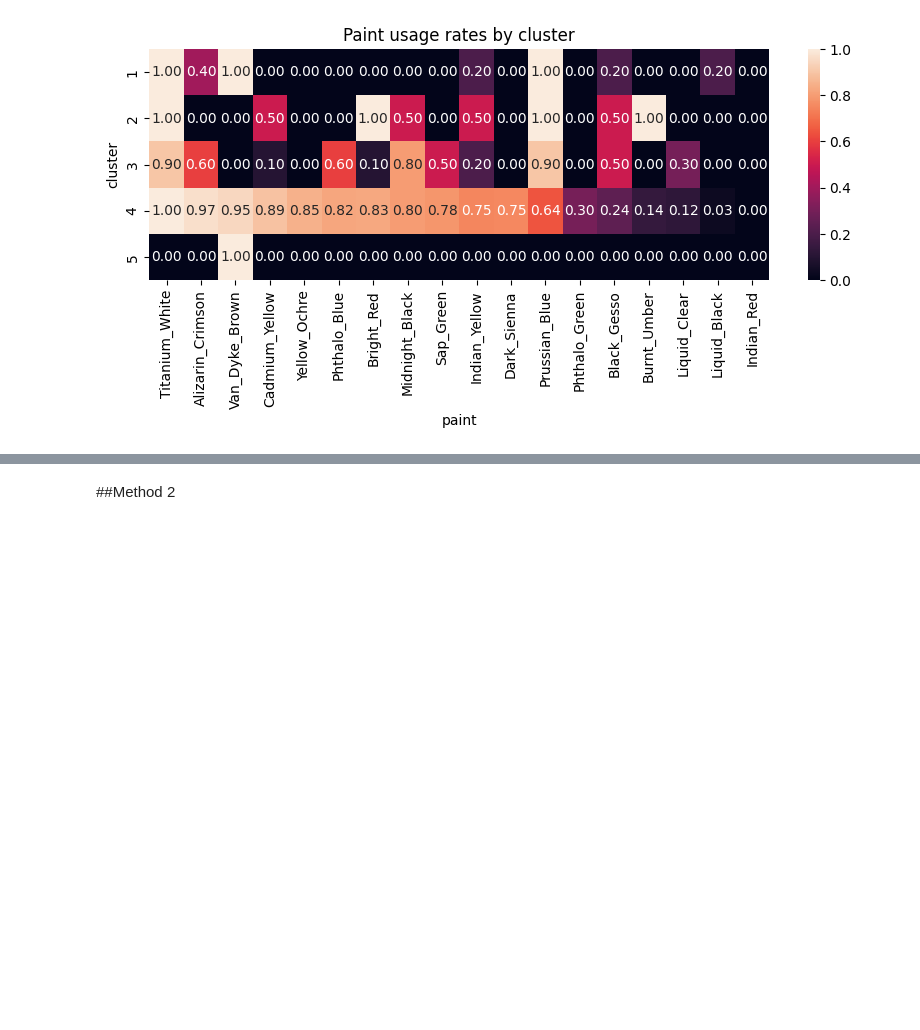
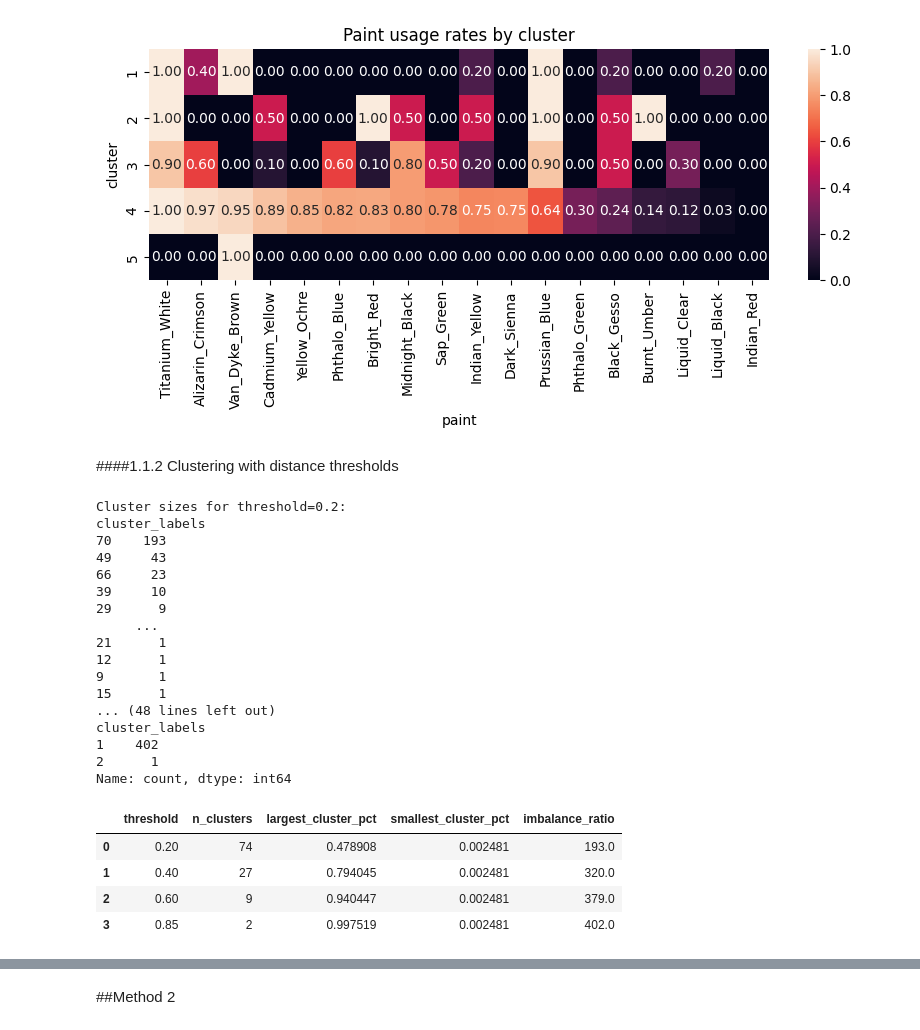
Before and after one commit to yujiunzou/BA820-Unsupervised-ML-Project, a Jupyter notebook: m3_integrated_methods/M3_Bob_Ross_Paintings.ipynb, the cells around one changed output, grey strips where cells are left out. Drawn from its saved outputs; the diff is of its cells as text; code cells hidden in the pictures; blank space fills up the shorter version.

```diff
--- a/m3_integrated_methods/M3_Bob_Ross_Paintings.ipynb
+++ b/m3_integrated_methods/M3_Bob_Ross_Paintings.ipynb
@@ -989,3 +989,52 @@ plt.ylabel("cluster")
 plt.show()
 # %% [output]
 [figure]
+# %% [markdown]
+####1.1.2 Clustering with distance thresholds
+# %%
+cluster_threshold = [0.20, 0.40, 0.60, 0.85]
+result = []
+for t in cluster_threshold:
+    labels =fcluster(Z, t=t, criterion="distance")
+    bob_ross["cluster_labels"] = labels
+    cluster_sizes = bob_ross['cluster_labels'].value_counts()
+    print(f"\nCluster sizes for threshold={t}:\n{cluster_sizes}")
+
+    n_clusters = len(np.unique(labels))
+    largest_pct = cluster_sizes.max() / len(labels)
+    smallest_pct = cluster_sizes.min() / len(labels)
+    imbalance_ratio = cluster_sizes.max() / cluster_sizes.min()
+
+    result.append({
+        "threshold": t,
+        "n_clusters": n_clusters,
+        "largest_cluster_pct": largest_pct,
+        "smallest_cluster_pct": smallest_pct,
+        "imbalance_ratio": imbalance_ratio
+    })
+
+result_df = pd.DataFrame(result)
+display(result_df)
+# %% [output]
+Cluster sizes for threshold=0.2:
+cluster_labels
+70    193
+49     43
+66     23
+39     10
+29      9
+     ...
+21      1
+12      1
+9       1
+15      1
+... (48 lines left out)
+cluster_labels
+1    402
+2      1
+Name: count, dtype: int64
+|  | threshold | n_clusters | largest_cluster_pct | smallest_cluster_pct | imbalance_ratio |
+| 0 | 0.20 | 74 | 0.478908 | 0.002481 | 193.0 |
+| 1 | 0.40 | 27 | 0.794045 | 0.002481 | 320.0 |
+| 2 | 0.60 | 9 | 0.940447 | 0.002481 | 379.0 |
+| 3 | 0.85 | 2 | 0.997519 | 0.002481 | 402.0 |
```
Also changed, not shown: parts of 2 cells of this notebook.
